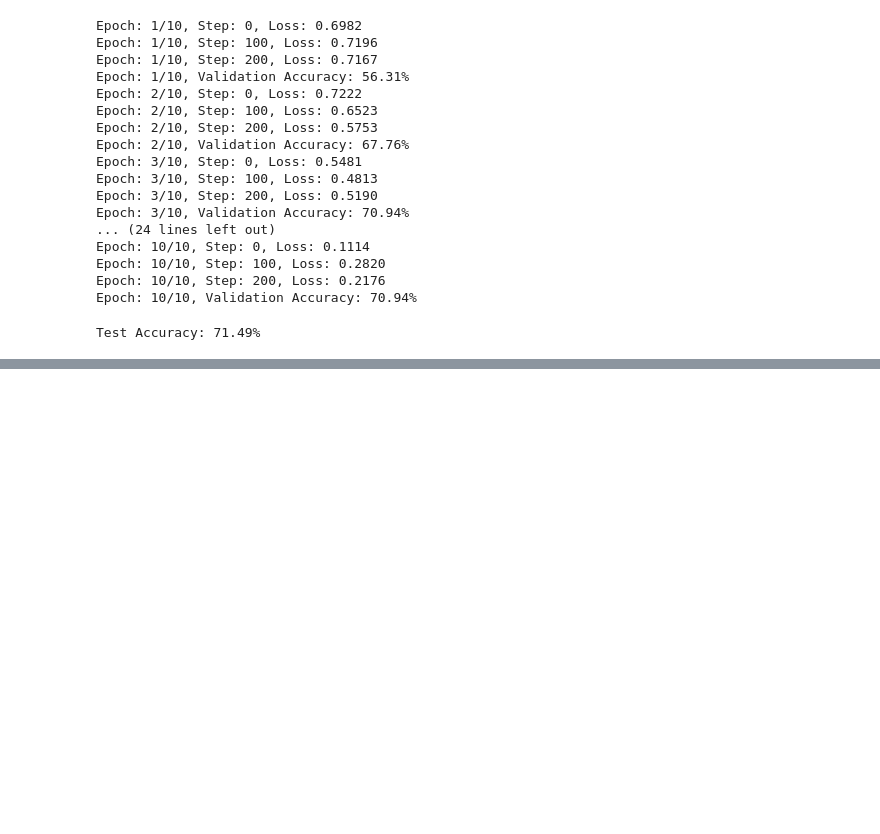
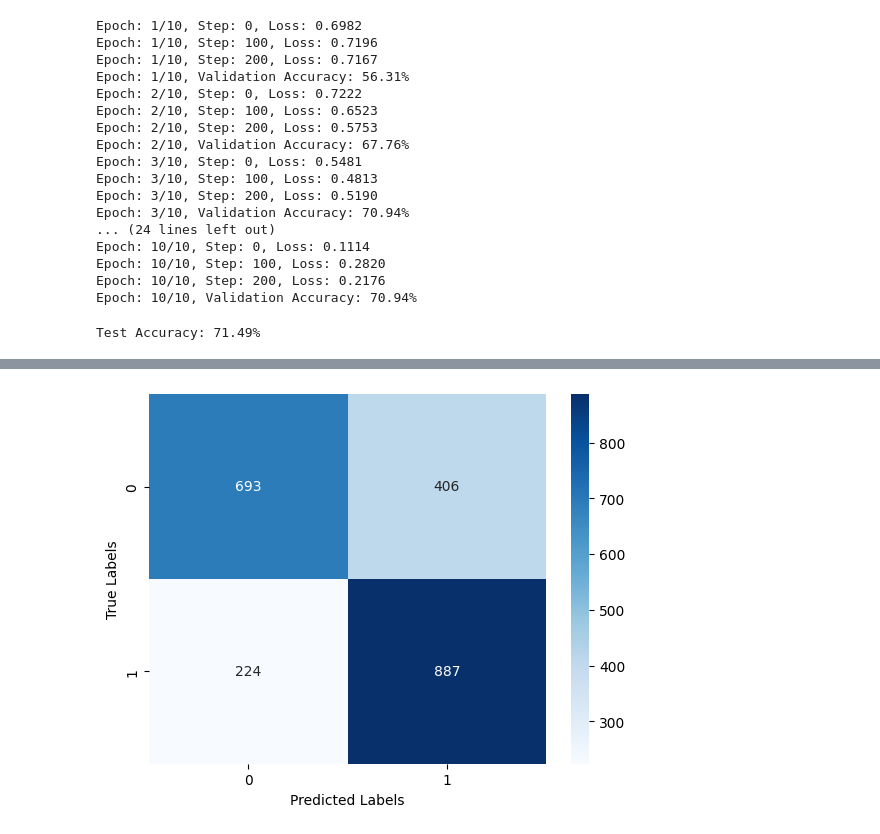
Before and after one commit to mkrishnapraneet/NLP, a Jupyter notebook: Assignment4/sst.ipynb, the cells around one changed output, grey strips where cells are left out. Cells and saved outputs as stored; diff of their text form; code cells hidden in the pictures; blank space fills up the shorter version.

```diff
--- a/Assignment4/sst.ipynb
+++ b/Assignment4/sst.ipynb
@@ -337,0 +353,18 @@ Test Accuracy: 71.49%
+# %%
+# use sklearn to get the classification report
+from sklearn.metrics import classification_report
+model.eval()
+with torch.no_grad():
+    y_pred = []
+    y_true = []
+    for sentences, labels in test_data:
+        sentences = sentences.to(device)
+        labels = labels.to(device)
+
+        outputs = model(sentences)
+        predictions = torch.argmax(outputs, dim=1)
+
+        y_pred.extend(predictions.tolist())
+        y_true.extend(labels.tolist())
+
+    print(classification_report(y_true, y_pred, target_names=['Negative', 'Positive']))
@@ -337,0 +380,26 @@ Test Accuracy: 71.49%
+# %%
+# generate confusion matrix
+from sklearn.metrics import confusion_matrix
+import seaborn as sns
+import matplotlib.pyplot as plt
+model.eval()
+with torch.no_grad():
+    y_pred = []
+    y_true = []
+    for sentences, labels in test_data:
+        sentences = sentences.to(device)
+        labels = labels.to(device)
+
+        outputs = model(sentences)
+        predictions = torch.argmax(outputs, dim=1)
+
+        y_pred.extend(predictions.tolist())
+        y_true.extend(labels.tolist())
+
+    cm = confusion_matrix(y_true, y_pred)
+    ax = sns.heatmap(cm, annot=True, fmt='d', cmap='Blues')
+    ax.set_xlabel('Predicted Labels')
+    ax.set_ylabel('True Labels')
+    plt.show()
+# %% [output]
+[figure, added]
```
Also changed, not shown: parts of 3 cells of this notebook, 13 other files.
